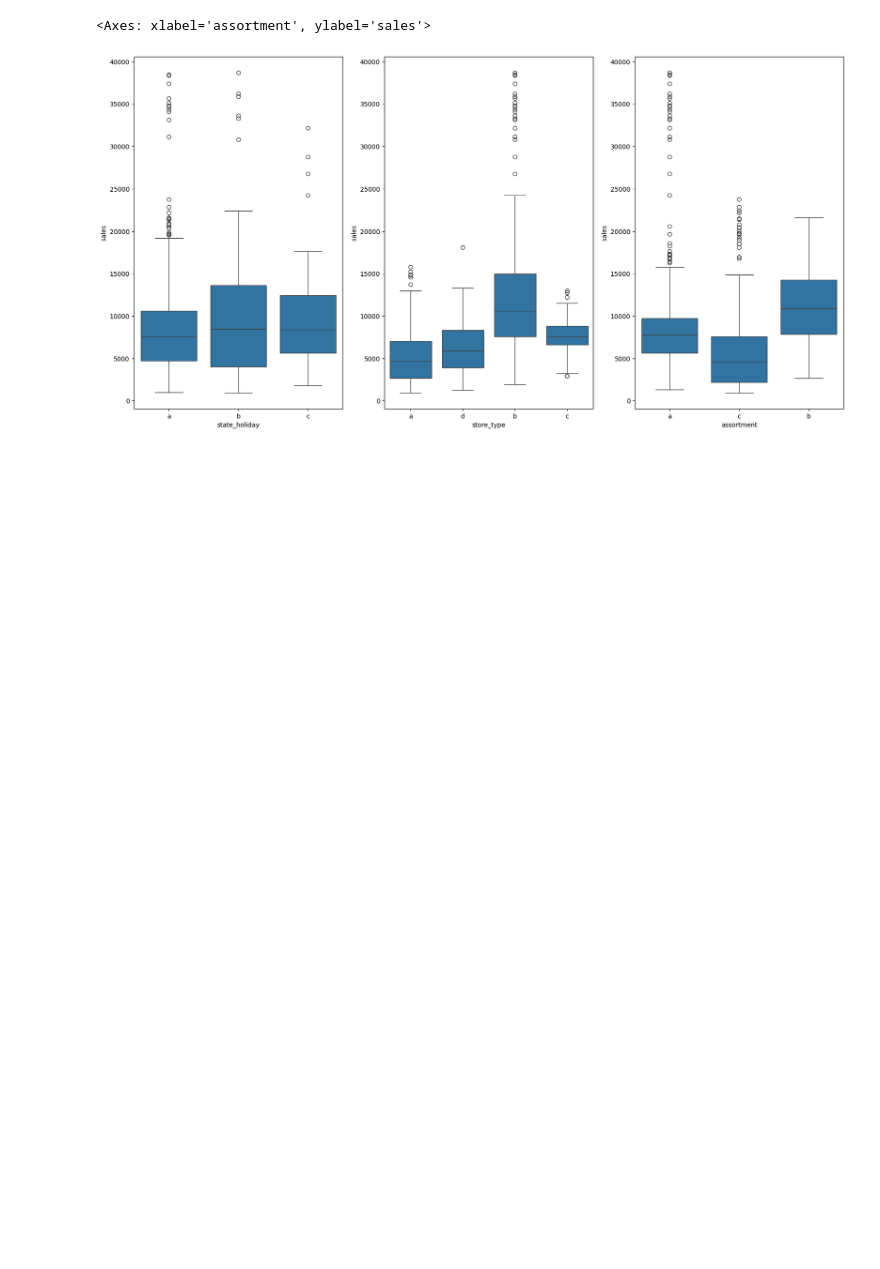
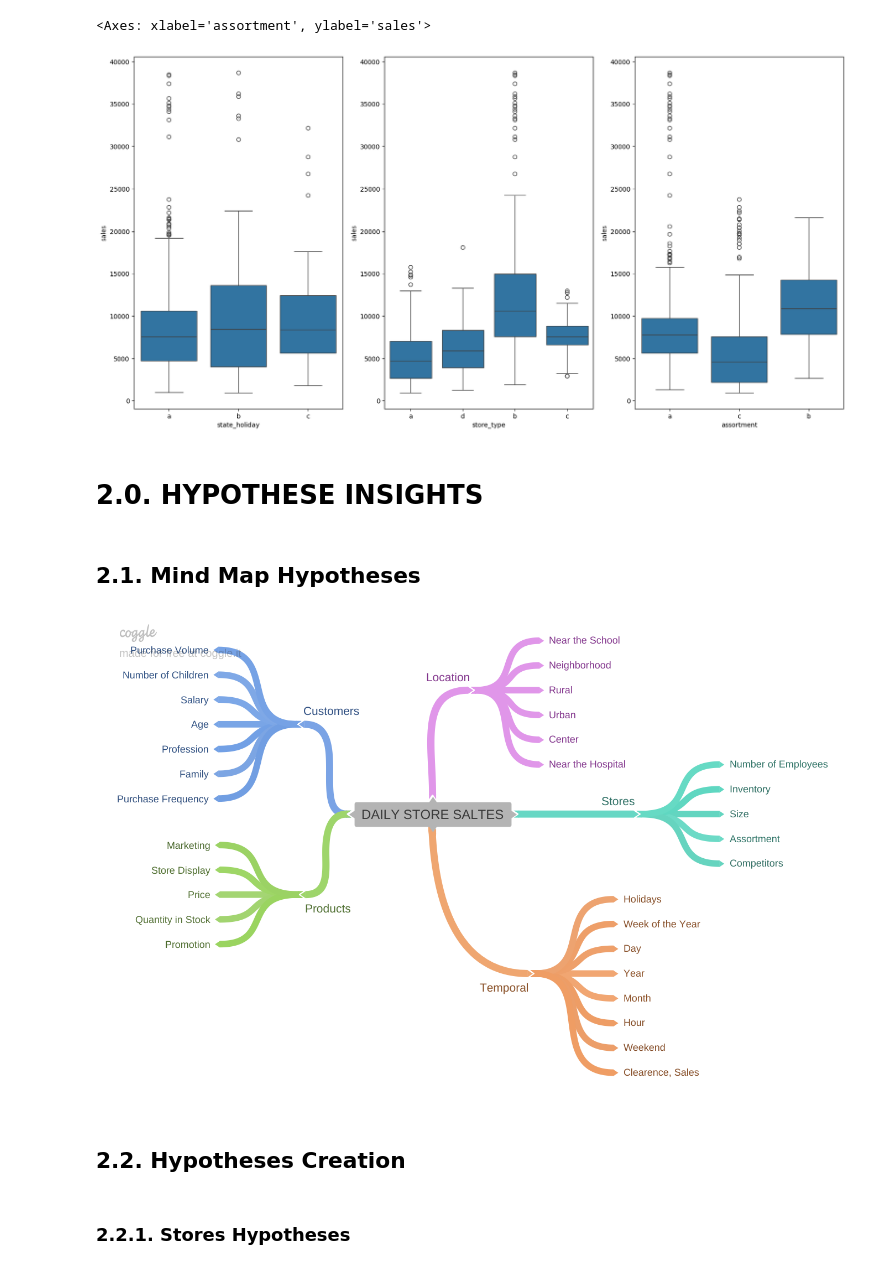
Before and after one commit to lfaferreira/predict-rossmann-store-sales, a Jupyter notebook: rossmann_store_sales_prediction.ipynb, the cells around one changed output. Saved outputs shown, nothing was run; the diff lists cells and outputs as text; code cells hidden in the pictures; blank space fills up the shorter version.

```diff
--- a/rossmann_store_sales_prediction.ipynb
+++ b/rossmann_store_sales_prediction.ipynb
@@ -314,3 +317,15 @@ sns.boxplot( x='assortment', y='sales', data=aux1)
 # %% [output]
 <Axes: xlabel='assortment', ylabel='sales'>
 [figure]
+# %% [markdown]
+# 2.0. HYPOTHESE INSIGHTS
+# %% [markdown]
+## 2.1. Mind Map Hypotheses
+# %%
+Image('img/MindMapHypothesis.png')
+# %% [output]
+[figure, added]
+# %% [markdown]
+## 2.2. Hypotheses Creation
+# %% [markdown]
+### 2.2.1. Stores Hypotheses
```
Also changed, not shown: parts of 18 cells of this notebook.
